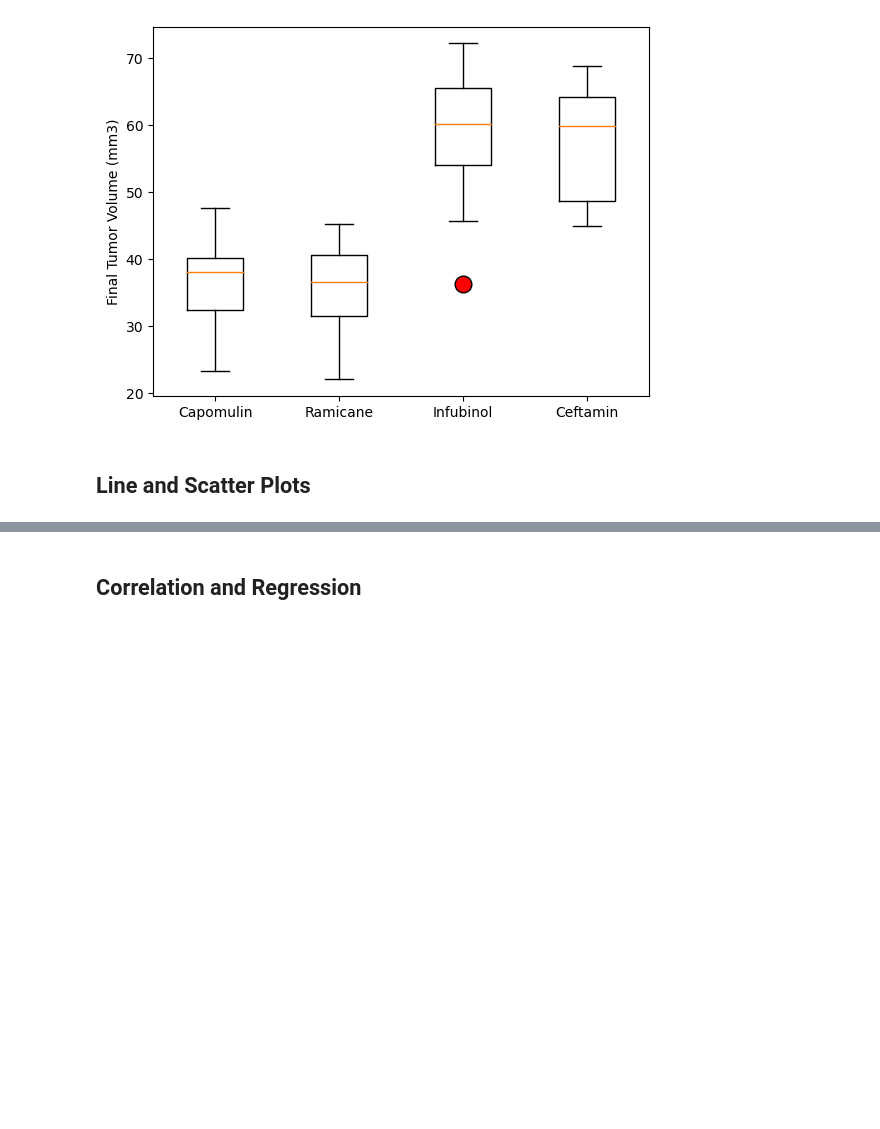
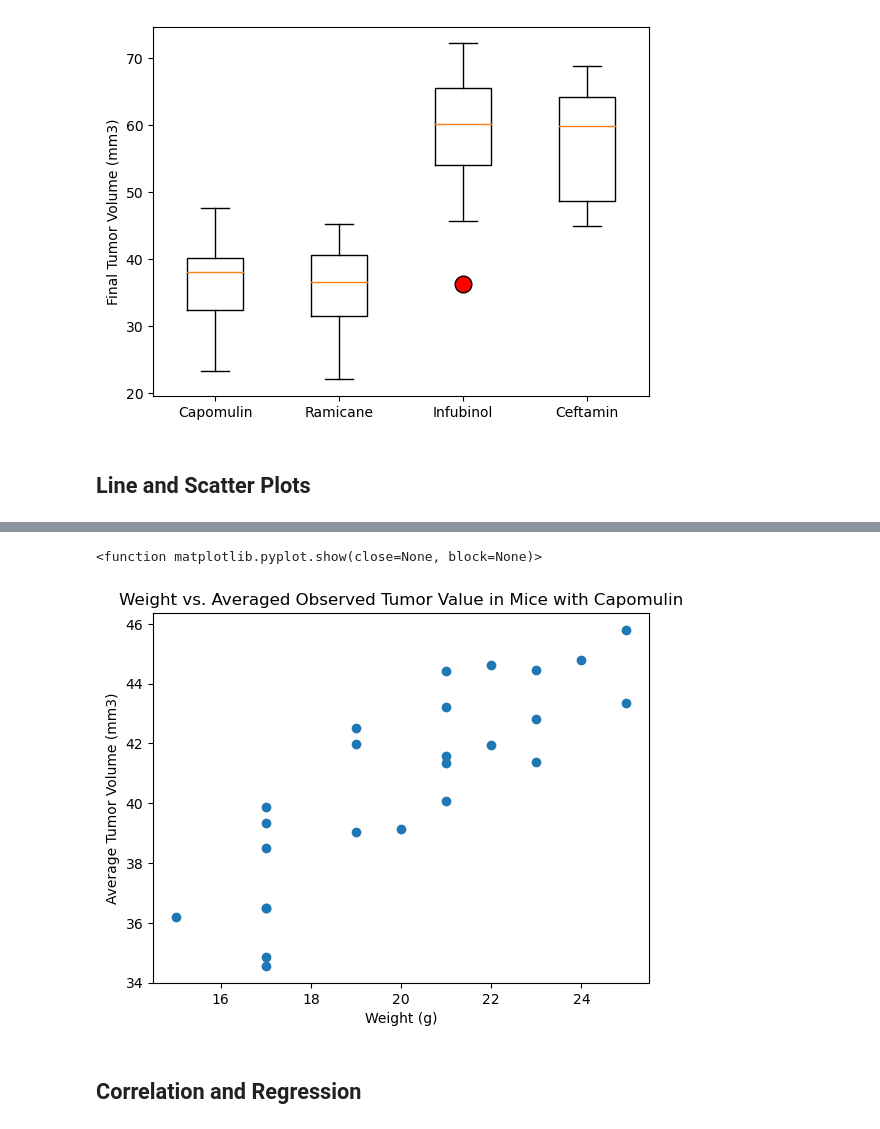
Before and after one commit to atulshi/Module_5_matplotlib, a Jupyter notebook: Pymaceuticals/pymaceuticals_starter.ipynb, the cells around one changed output, grey strips where cells are left out. Cells and saved outputs as stored; diff of their text form; code cells hidden in the pictures; blank space fills up the shorter version.

```diff
--- a/Pymaceuticals/pymaceuticals_starter.ipynb
+++ b/Pymaceuticals/pymaceuticals_starter.ipynb
@@ -222,2 +273,18 @@ Ceftamin's potential outliers: Series([], Name: Tumor Volume (mm3), dtype: float
+# %%
+# Generate a scatter plot of mouse weight vs. the average observed tumor volume for the entire Capomulin regimen
+weight_capomulin = clean_df[clean_df["Drug Regimen"] == "Capomulin"]\
+                           .groupby("Mouse ID")\
+                           .mean(["Weight (g)", "Tumor Volume (mm3)"])\
+                           [["Weight (g)", "Tumor Volume (mm3)"]]
+
+
+plt.scatter(weight_capomulin["Weight (g)"], weight_capomulin["Tumor Volume (mm3)"])
+plt.title("Weight vs. Averaged Observed Tumor Value in Mice with Capomulin")
+plt.xlabel("Weight (g)")
+plt.ylabel("Average Tumor Volume (mm3)")
+plt.show
+# %% [output]
+<function matplotlib.pyplot.show(close=None, block=None)>
+[figure, added]
 # %% [markdown]
 ## Correlation and Regression
```
Also changed, not shown: parts of 12 cells of this notebook.
